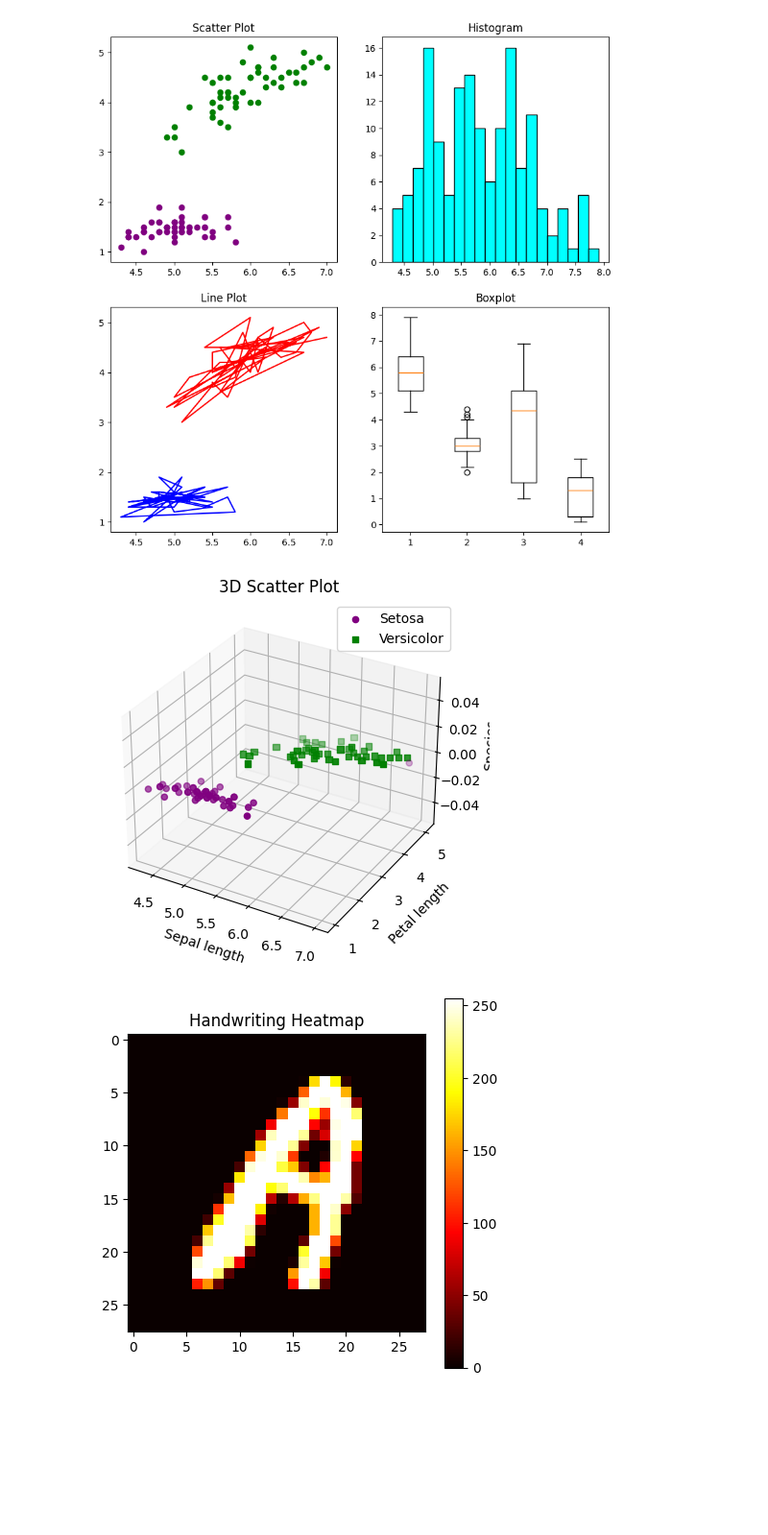
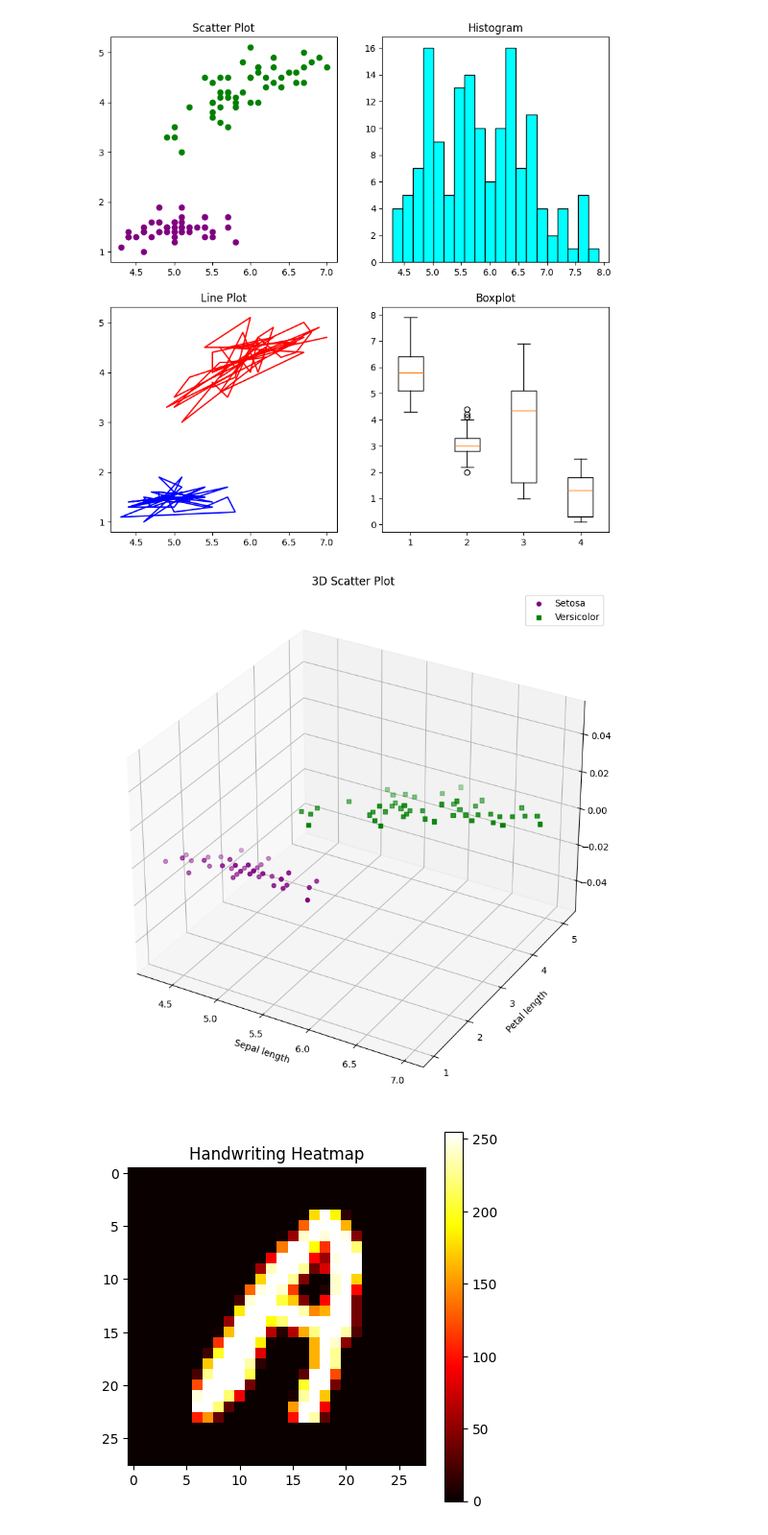
Before and after one commit to Yannaner/Data-visualization, a Jupyter notebook: matplotlib.ipynb, the cells around one changed output. Shown at 96% size. Drawn from its saved outputs; the diff is of its cells as text; code cells hidden in the pictures; blank space fills up the shorter version.

```diff
--- a/matplotlib.ipynb
+++ b/matplotlib.ipynb
@@ -129,28 +129,28 @@ plt.show()
 # %%
 from mpl_toolkits.mplot3d import Axes3D
 # Create a new figure
-fig = plt.figure()
+fig = plt.figure(figsize=(10,10))
 
 
 # Add a 3D subplot
-# 111 means 1x1 grid, first subplot.
-# projection='3d' specifies that this is a 3D plot.
+# The argument 111 is a shorthand notation for a subplot grid of 1 row and 1 column, and this is the first subplot.
+# The first '1' represents the number of rows in the subplot grid.
+# The second '1' represents the number of columns in the subplot grid.
+# The third '1' indicates the position of the subplot in the grid (in this case, the first and only position).
+# projection='3d' specifies that this subplot will be a 3D plot.
+ax = fig.add_subplot(111, projection='3d')
 
-
-ax = fig.add_subplot(111, projection='3d')
 
 ax.scatter(X[:50, 0], X[:50, 1], c='purple', marker='o', label='Setosa')
 ax.scatter(X[50:100, 0], X[50:100, 1], c='green', marker='s', label='Versicolor')
 
 ax.set_xlabel('Sepal length')
 ax.set_ylabel('Petal length')
-ax.set_zlabel('Species')
 plt.title('3D Scatter Plot')
-plt.tight_layout()
 plt.legend()
 plt.show()
 # %% [output]
-[figure, old version]
+[figure, new version]
 # %%
 #handwriting
 import matplotlib.pyplot as plt
```
Also changed, not shown: parts of 2 cells of this notebook, 1 other file.
